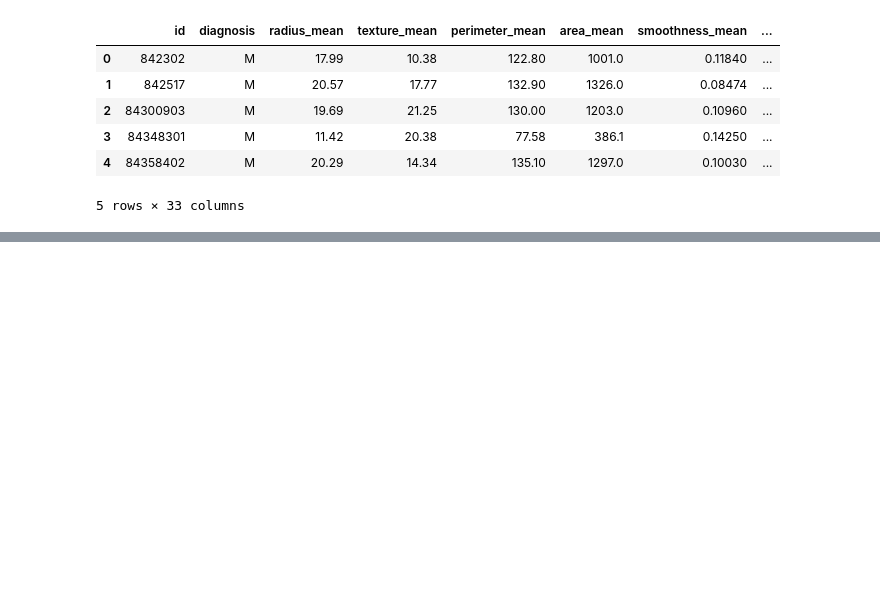
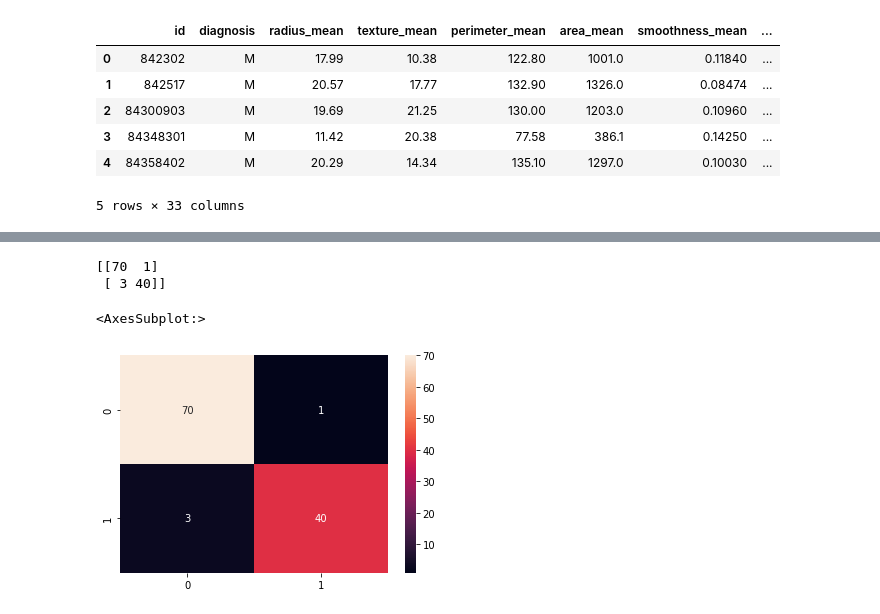
Before and after one commit to aliyusifov99/ml_course_utp, a Jupyter notebook: classification.ipynb, the cells around one changed output, grey strips where cells are left out. Saved outputs shown, nothing was run; the diff lists cells and outputs as text; code cells hidden in the pictures; blank space fills up the shorter version.

```diff
--- a/classification.ipynb
+++ b/classification.ipynb
@@ -18,0 +250,18 @@ df.head()
+# %%
+#random forest
+from sklearn.ensemble import RandomForestClassifier
+rf_classifier = RandomForestClassifier()
+rf_classifier.fit(X_train, y_train)
+y_pred = rf_classifier.predict(X_test)
+# %%
+#evaluate the model
+print(confusion_matrix(y_test, y_pred))
+# %% [output]
+[[70  1]
+ [ 3 40]]
+# %%
+#viaualize the confusion matrix
+sns.heatmap(confusion_matrix(y_test, y_pred), annot=True, fmt='d')
+# %% [output]
+<AxesSubplot:>
+[figure, added]
```
Also changed, not shown: parts of 40 cells of this notebook, 1 other file.
